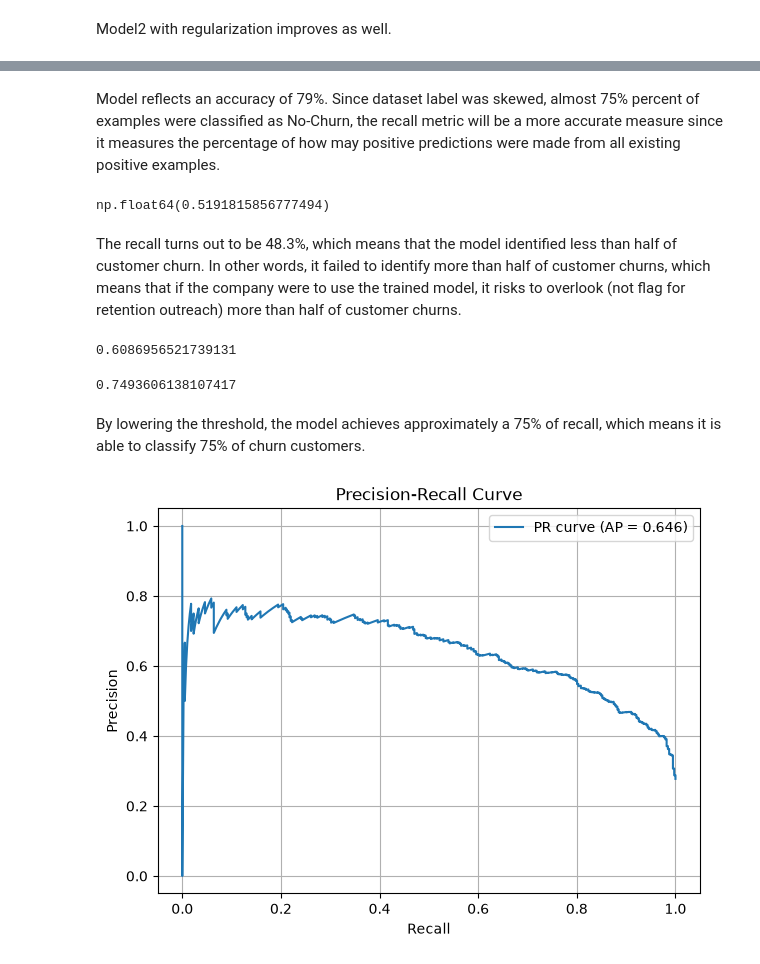
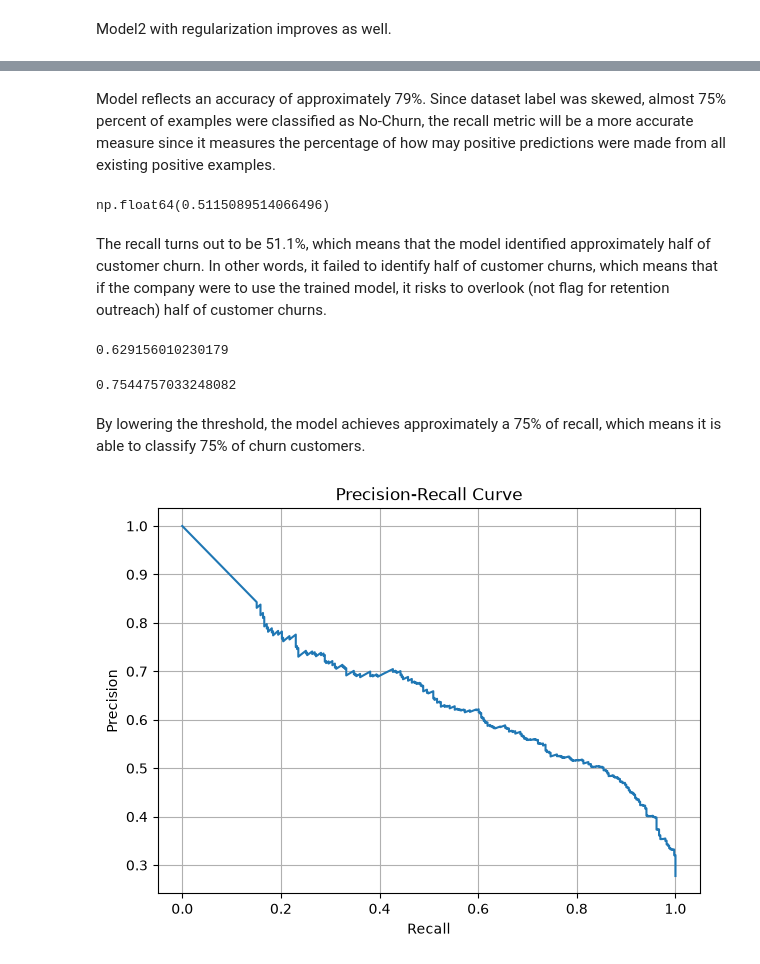
Before and after one commit to andrsma/Telco-Churn, a Jupyter notebook: notebooks/AI_Project_Beginner_Level.ipynb, the cells around one changed output, grey strips where cells are left out. Drawn from its saved outputs; the diff is of its cells as text; code cells hidden in the pictures.

```diff
--- a/notebooks/AI_Project_Beginner_Level.ipynb
+++ b/notebooks/AI_Project_Beginner_Level.ipynb
@@ -410,5 +480,5 @@ model3.compile(optimizer='adam', loss=BinaryCrossentropy())
 history3 = model3.fit(
     X_train_nn_scaled, y_train_nn,
     validation_data=(X_val_nn_scaled, y_val_nn),
-    epochs=50
+    epochs=50, verbose=0
 )
@@ -607,5 +609,5 @@ np.float64(0.7984386089425124)
 # %% [markdown]
-Model reflects an accuracy of 79%. Since dataset label was skewed, almost 75% percent of examples were classified as No-Churn, the recall metric
+Model reflects an accuracy of approximately 79%. Since dataset label was skewed, almost 75% percent of examples were classified as No-Churn, the recall metric
 will be a more accurate measure since it measures the percentage of how may positive predictions were made from all existing positive examples.
 # %%
 true_positives = np.sum((y == 1) & (y_hat_nn == 1))
@@ -614,9 +616,9 @@ actual_positives = np.sum(y == 1)
 recall = true_positives / actual_positives
 recall
 # %% [output]
-np.float64(0.5191815856777494)
+np.float64(0.5115089514066496)
 # %% [markdown]
-The recall turns out to be 48.3%, which means that the model identified less than half of customer churn. In other words, it failed to identify more than half of customer churns, which means that if the company were to use the trained model, it risks to overlook (not flag for retention outreach) more than half of customer churns.
+The recall turns out to be 51.1%, which means that the model identified approximately half of customer churn. In other words, it failed to identify half of customer churns, which means that if the company were to use the trained model, it risks to overlook (not flag for retention outreach) half of customer churns.
 # %%
 #Since we want to be able to identify more customer churns, we can lower the classification threshold. We gain more recall at the cost of lower precision.
 y_hat_nn = (probabilities >= 0.4).astype(int)
@@ -626,7 +628,7 @@ actual_positives = np.sum(y == 1)
 recall = true_positives / actual_positives
 print(recall)
 # %% [output]
-0.6086956521739131
+0.629156010230179
 # %%
 y_hat_nn = (probabilities >= 0.3).astype(int)
 
@@ -635,26 +637,22 @@ actual_positives = np.sum(y == 1)
 recall = true_positives / actual_positives
 print(recall)
 # %% [output]
-0.7493606138107417
+0.7544757033248082
 # %% [markdown]
 By lowering the threshold, the model achieves approximately a 75% of recall, which means it is able to classify 75% of churn customers.
 # %%
 from sklearn.metrics import precision_recall_curve, average_precision_score
 import matplotlib.pyplot as plt
 
 # Use probabilities, not hard predictions
 precision, recall, thresholds = precision_recall_curve(y, probabilities)
 
-# Optional: compute the area under the curve as a single summary number
-ap_score = average_precision_score(y, probabilities)
-
 plt.figure(figsize=(7, 5))
-plt.plot(recall, precision, label=f'PR curve (AP = {ap_score:.3f})')
+plt.plot(recall, precision)
 plt.xlabel('Recall')
 plt.ylabel('Precision')
 plt.title('Precision-Recall Curve')
-plt.legend()
 plt.grid(True)
 plt.show()
 # %% [output]
-[figure, old version]
+[figure, new version]
```
Also changed, not shown: parts of 41 cells of this notebook, 3 other files.
